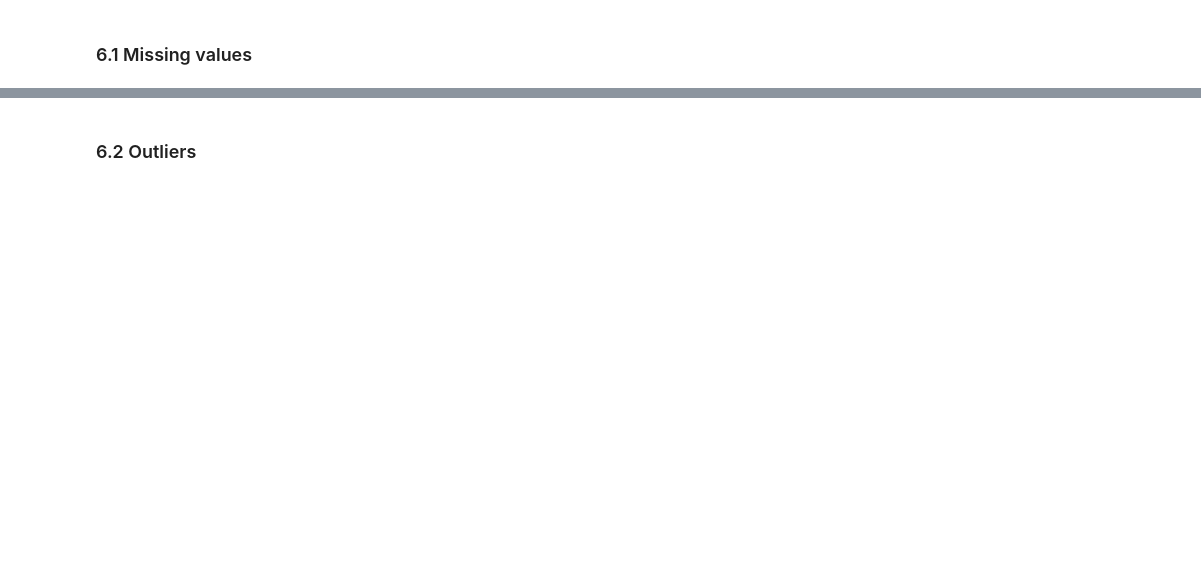
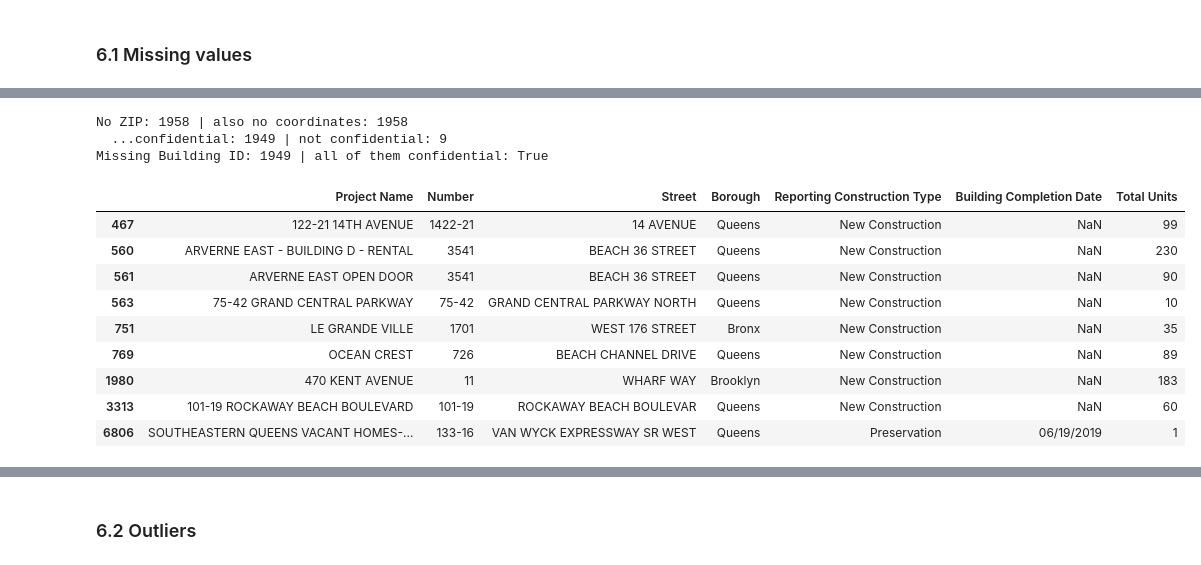
Before and after one commit to mohamednazmy23/nyc-housing-street-safety, a Jupyter notebook: notebooks/nyc_dev_project.ipynb, the cells around one changed output, grey strips where cells are left out. Cells and saved outputs as stored; diff of their text form; code cells hidden in the pictures; blank space fills up the shorter version.

Commit message:
Add housing pre-integration cleaning (section 6); define buildings columns; log D34-D41

```diff
--- a/notebooks/nyc_dev_project.ipynb
+++ b/notebooks/nyc_dev_project.ipynb
@@ -724,2 +754,22 @@ Name: count, dtype: int64
 # %% [markdown]
 ### 6.1 Missing values
+# %%
+# Issue 2: confidential rows use "----" instead of a house number and street.
+# These are missing values in disguise, so make them real missing values.
+for col in ["Number", "Street"]:
+    housing[col] = housing[col].mask(housing[col].eq("----"))
+print("Missing after replacing '----':", housing[["Number", "Street"]].isna().sum().to_dict())
+print("...exactly the confidential rows:", housing["Street"].isna().equals(housing["is_confidential"]), "\n")
+
+# Issue 3: do empty unit-breakdown cells mean 0? Test each group: with empty = 0,
+# does the group add up to All Counted Units?
+known_total = housing["All Counted Units"].notna()
+for group, cols in [("Income tiers", income_cols), ("Bedroom sizes", bedroom_cols), ("Tenure", tenure_cols)]:
+    group_sum = housing.loc[known_total, cols].fillna(0).sum(axis=1)
+    adds_up = group_sum.eq(housing.loc[known_total, "All Counted Units"]).sum()
+    print(f"{group}: adds up in {adds_up:,} of {known_total.sum():,} rows; "
+          f"cells written as 0: {(housing[cols] == 0).sum().sum()}")
+
+# Every group adds up and the data never writes a 0, so an empty cell means "0 units of this kind"
+housing[breakdown_cols] = housing[breakdown_cols].fillna(0)
+print("\nEmpty breakdown cells left:", housing[breakdown_cols].isna().sum().sum())
@@ -725,0 +836,27 @@ Name: count, dtype: int64
+# %%
+# Issue 1: buildings with no ZIP or coordinates
+no_location = housing["Postcode"].isna()
+print("No ZIP:", no_location.sum(), "| also no coordinates:", (no_location & housing["Latitude"].isna()).sum())
+print("  ...confidential:", (no_location & housing["is_confidential"]).sum(),
+      "| not confidential:", (no_location & ~housing["is_confidential"]).sum())
+print("Missing Building ID:", housing["Building ID"].isna().sum(),
+      "| all of them confidential:", housing.loc[housing["Building ID"].isna(), "is_confidential"].all())
+
+# The non-confidential rows without a location
+housing.loc[no_location & ~housing["is_confidential"],
+            ["Project Name", "Number", "Street", "Borough", "Reporting Construction Type",
+             "Building Completion Date", "Total Units"]]
+# %% [output]
+No ZIP: 1958 | also no coordinates: 1958
+  ...confidential: 1949 | not confidential: 9
+Missing Building ID: 1949 | all of them confidential: True
+|  | Project Name | Number | Street | Borough | Reporting Construction Type | Building Completion Date | Total Units |
+| 467 | 122-21 14TH AVENUE | 1422-21 | 14 AVENUE | Queens | New Construction | NaN | 99 |
+| 560 | ARVERNE EAST - BUILDING D - RENTAL | 3541 | BEACH 36 STREET | Queens | New Construction | NaN | 230 |
+| 561 | ARVERNE EAST OPEN DOOR | 3541 | BEACH 36 STREET | Queens | New Construction | NaN | 90 |
+| 563 | 75-42 GRAND CENTRAL PARKWAY | 75-42 | GRAND CENTRAL PARKWAY NORTH | Queens | New Construction | NaN | 10 |
+| 751 | LE GRANDE VILLE | 1701 | WEST 176 STREET | Bronx | New Construction | NaN | 35 |
+| 769 | OCEAN CREST | 726 | BEACH CHANNEL DRIVE | Queens | New Construction | NaN | 89 |
+| 1980 | 470 KENT AVENUE | 11 | WHARF WAY | Brooklyn | New Construction | NaN | 183 |
+| 3313 | 101-19 ROCKAWAY BEACH BOULEVARD | 101-19 | ROCKAWAY BEACH BOULEVAR | Queens | New Construction | NaN | 60 |
+| 6806 | SOUTHEASTERN QUEENS VACANT HOMES-... | 133-16 | VAN WYCK EXPRESSWAY SR WEST | Queens | Preservation | 06/19/2019 | 1 |
```
Also changed, not shown: parts of 30 cells of this notebook, 5 other files.
